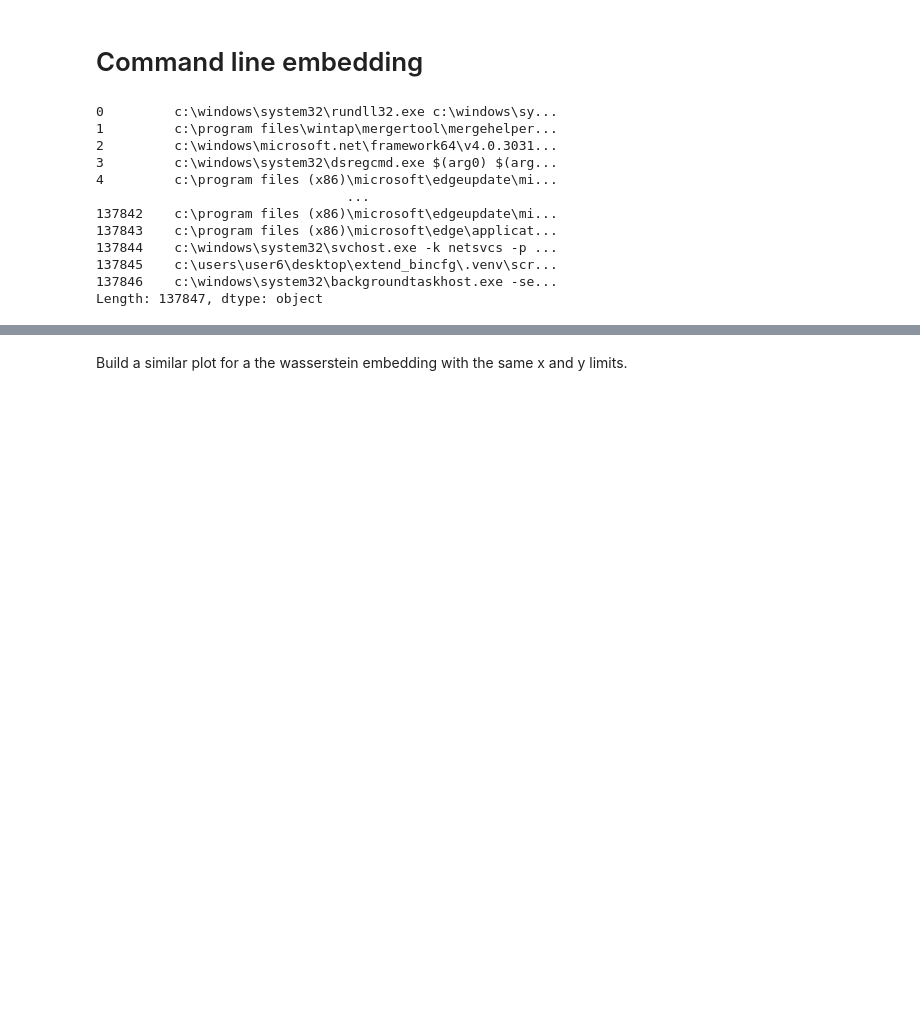
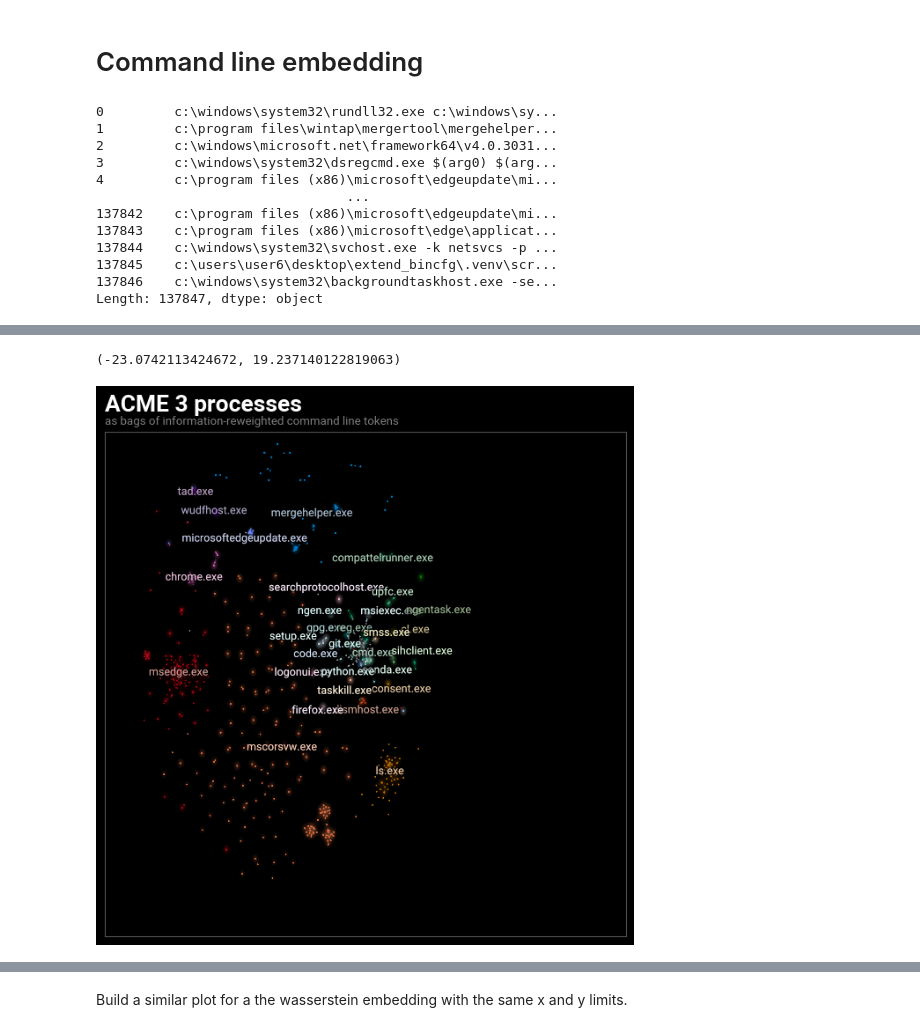
Before and after one commit to TutteInstitute/acme3-mapping, a Jupyter notebook: ACME3 process embedding.ipynb, the cells around one changed output, grey strips where cells are left out. Saved outputs shown, nothing was run; the diff lists cells and outputs as text; code cells hidden in the pictures; blank space fills up the shorter version.

```diff
--- a/ACME3 process embedding.ipynb
+++ b/ACME3 process embedding.ipynb
@@ -62,7 +80,7 @@ Here are the _interesting_ processes:
 %%time
 metadata_interesting = db.execute(
     """
-    select pid_hash, parent_pid_hash, process_name, process_path, args, ptree
+    select pid_hash, parent_pid_hash, process_name, process_path, args, ptree, hostname, process_started as timestamp
     from process_interesting
     order by pid_hash
     """
@@ -242,0 +620,22 @@ Wall time: 746 ms
+# %%
+%%time
+plot_iwt, ax_iwt = dmp.create_plot(
+    cmdlines_iwt_dmap_alg,
+    base_data_labels,
+    figsize=(6,6),
+    #hover_text=hover_text,
+    font_family="Roboto",
+    title="ACME 3 processes",
+    sub_title="as bags of information-reweighted command line tokens",
+    #enable_search=True,
+    label_font_size="9",
+    use_medoids=True,
+    darkmode=True,
+    label_over_points=True,
+    label_color_map=label_color_map,
+)
+ax_iwt.set_xlim(xlim)
+ax_iwt.set_ylim(ylim)
+
+# plot_bow_static.savefig('acme3_bow_datamap.png', bbox_inches="tight")
+# %% [output]
@@ -242,0 +645,2 @@ Wall time: 746 ms
+(-23.0742113424672, 19.237140122819063)
+[figure, added]
```
Also changed, not shown: parts of 178 cells of this notebook.
